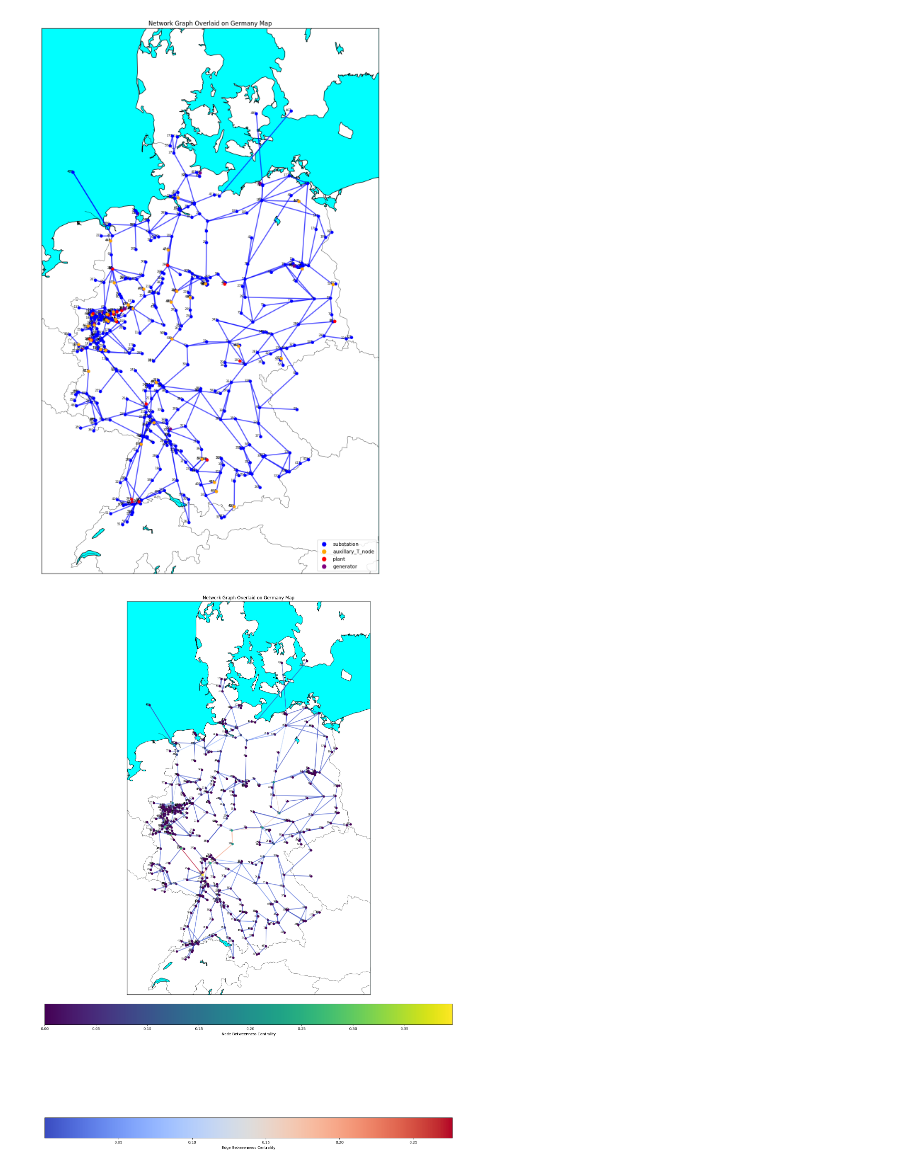
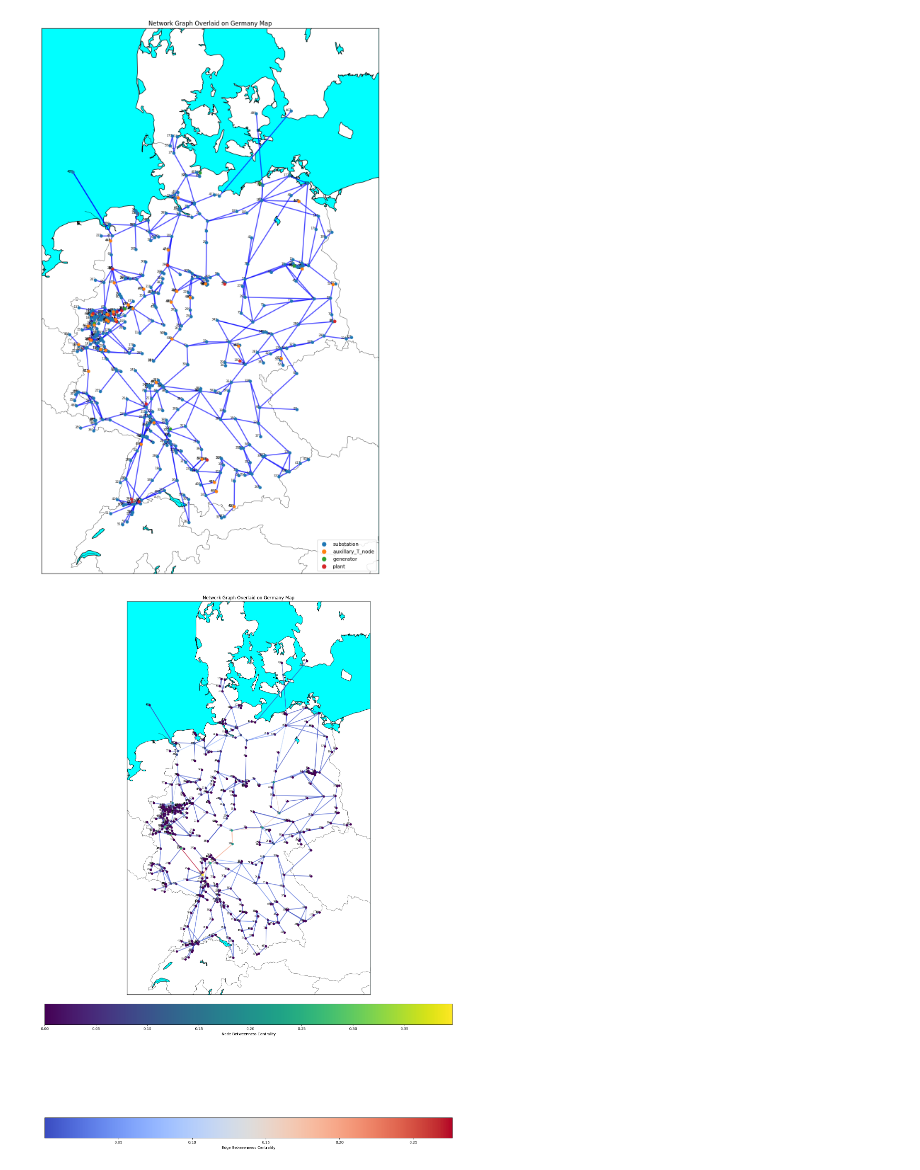
Before and after one commit to lschulte09/network_sci, a Jupyter notebook: Project/Project.ipynb, the cells around one changed output. Drawn from its saved outputs; the diff is of its cells as text; code cells hidden in the pictures.

Commit message:
implemented functions for the map drawing, more metrics and graphs

```diff
--- a/Project/Project.ipynb
+++ b/Project/Project.ipynb
@@ -48,10 +114,10 @@ edging.head()
 G = nx.Graph()
 
 for i, row in nodes.iterrows():
-    G.add_node(row['v_id'], name = row['name'], lon = row['lon'], lat = row['lat'], type = row['typ'])
+    G.add_node(row['v_id'], name = row['name'], lon = row['lon'], lat = row['lat'], type = row['typ'], operator = row['operator'])
 
 
 for i, row in edging.iterrows():
-    G.add_edge(row['v_id_1'], row['v_id_2'], length = row['length_m'], voltage = row['voltage'], cables = row['cables'], wires = row['wires'], name = row['name'])
+    G.add_edge(row['v_id_1'], row['v_id_2'], length = row['length_m'], voltage = row['voltage'], cables = row['cables'], wires = row['wires'], name = row['name'], operator = row['operator'])
 # %%
 #nx.write_gexf(G, 'data/power.gexf')
@@ -58,49 +191,7 @@ for i, row in edging.iterrows():
 # %%
-node_positions = {node: (data['lon'], data['lat']) for node, data in G.nodes(data=True)}
-
-# Initialize Basemap for Germany
-fig, ax = plt.subplots(figsize=(20, 20))
-m = Basemap(projection='merc',
-            llcrnrlat=46, urcrnrlat=57,
-            llcrnrlon=5, urcrnrlon=16,
-            resolution='i')
-
-m.drawcoastlines()
-m.drawcountries()
-m.drawmapboundary(fill_color='aqua')
-m.fillcontinents(color='white', lake_color='aqua')
-
-# Convert node positions to map projection
-mapped_positions = {node: m(lon, lat) for node, (lon, lat) in node_positions.items()}
-node_types = {node: data['type'] for node, data in G.nodes(data=True)}
-colormap = {'substation':'blue', 'auxillary_T_node':'orange', 'plant':'red', 'generator':'purple'}
-node_colors = [colormap[node_types[node]] for node in G.nodes]
-
-# Draw edges
-for (u, v), color in zip(G.edges, edge_colors):
-    x = [mapped_positions[u][0], mapped_positions[v][0]]
-    y = [mapped_positions[u][1], mapped_positions[v][1]]
-    plt.plot(x, y, color="Blue", linewidth=2, alpha=0.7)
-
-# Draw nodes
-x, y = zip(*mapped_positions.values())
-plt.scatter(x, y, c=node_colors, s=30, zorder=5)
-
-# Add labels
-for node, (lon, lat) in node_positions.items():
-    x, y = m(lon, lat)
-    plt.text(x, y, str(node), fontsize=6, ha='right')
-
-
-handles = [plt.Line2D([0], [0], marker='o', color='w', label=node_type,
-                      markerfacecolor=color, markersize=10)
-           for node_type, color in colormap.items()]
-plt.legend(handles=handles, loc='lower right')
-
-plt.title("Network Graph Overlaid on Germany Map")
-plt.show()
+draw_germany_map(G, 'type')
 # %% [output]
-[figure, old version]
+[figure, new version]
 # %%
 node_positions = {node: (data['lon'], data['lat']) for node, data in G.nodes(data=True)}
 
```
Also changed, not shown: parts of 16 cells of this notebook, 1 other file.
